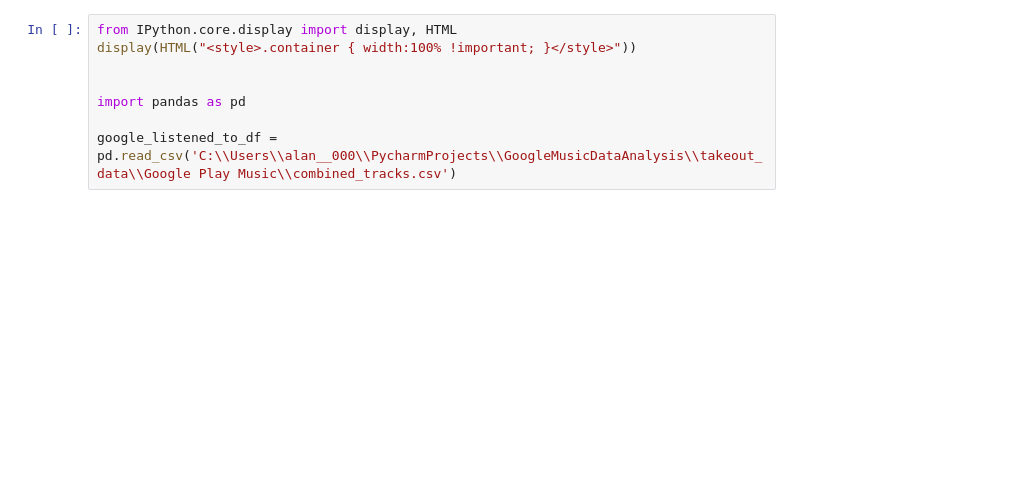
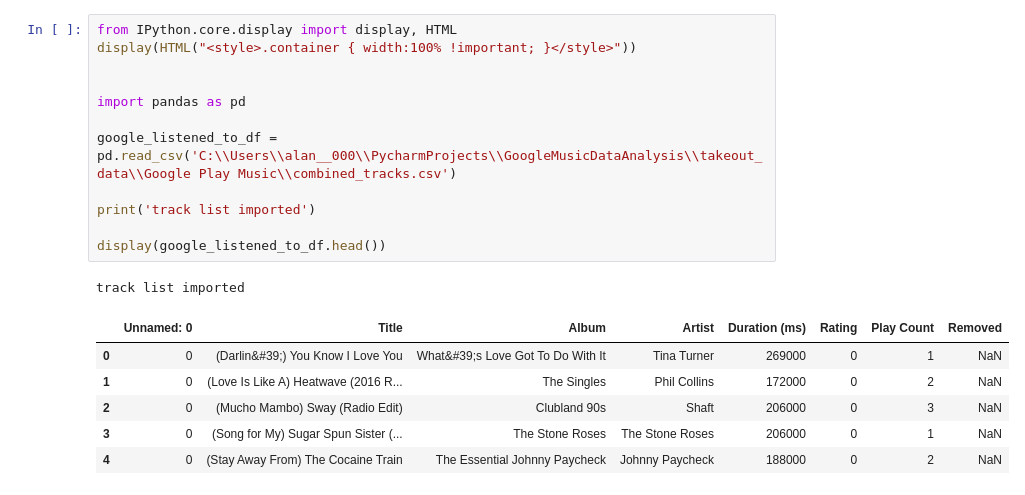
Before and after one commit to FinancialRADDeveloper/GoogleMusicDataAnalysis, a Jupyter notebook: ListenedTrackAnalysis.ipynb, the cells around one changed output. Drawn from its saved outputs; the diff is of its cells as text; blank space fills up the shorter version.

```diff
--- a/ListenedTrackAnalysis.ipynb
+++ b/ListenedTrackAnalysis.ipynb
@@ -1,11 +1,23 @@
 # %%
 from IPython.core.display import display, HTML
 display(HTML("<style>.container { width:100% !important; }</style>"))
 
 
 import pandas as pd
 
 google_listened_to_df = pd.read_csv('C:\\Users\\alan__000\\PycharmProjects\\GoogleMusicDataAnalysis\\takeout_data\\Google Play Music\\combined_tracks.csv')
+
+print('track list imported')
+
+display(google_listened_to_df.head())
+# %% [output]
+track list imported
+|  | Unnamed: 0 | Title | Album | Artist | Duration (ms) | Rating | Play Count | Removed |
+| 0 | 0 | (Darlin&#39;) You Know I Love You | What&#39;s Love Got To Do With It | Tina Turner | 269000 | 0 | 1 | NaN |
+| 1 | 0 | (Love Is Like A) Heatwave (2016 R... | The Singles | Phil Collins | 172000 | 0 | 2 | NaN |
+| 2 | 0 | (Mucho Mambo) Sway (Radio Edit) | Clubland 90s | Shaft | 206000 | 0 | 3 | NaN |
+| 3 | 0 | (Song for My) Sugar Spun Sister (... | The Stone Roses | The Stone Roses | 206000 | 0 | 1 | NaN |
+| 4 | 0 | (Stay Away From) The Cocaine Train | The Essential Johnny Paycheck | Johnny Paycheck | 188000 | 0 | 2 | NaN |
 # %%
 import numpy as np
 
```
Also changed, not shown: parts of 5 cells of this notebook, 4 other files.
